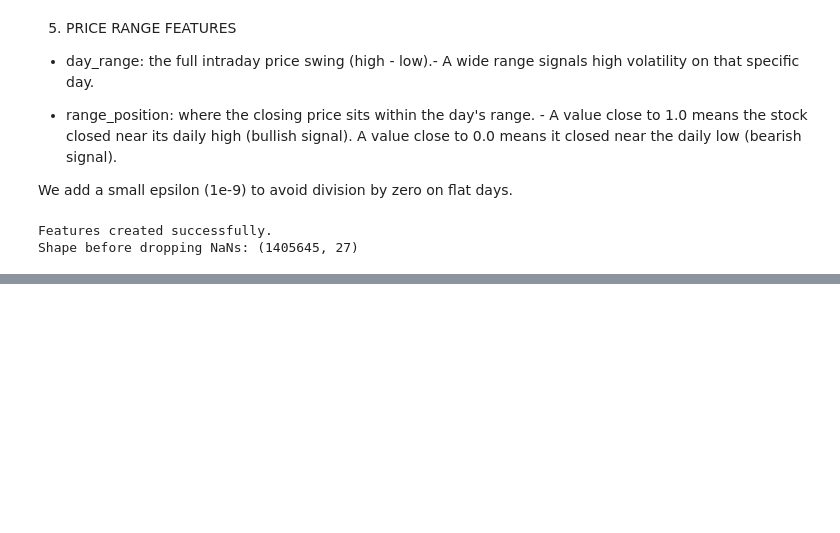
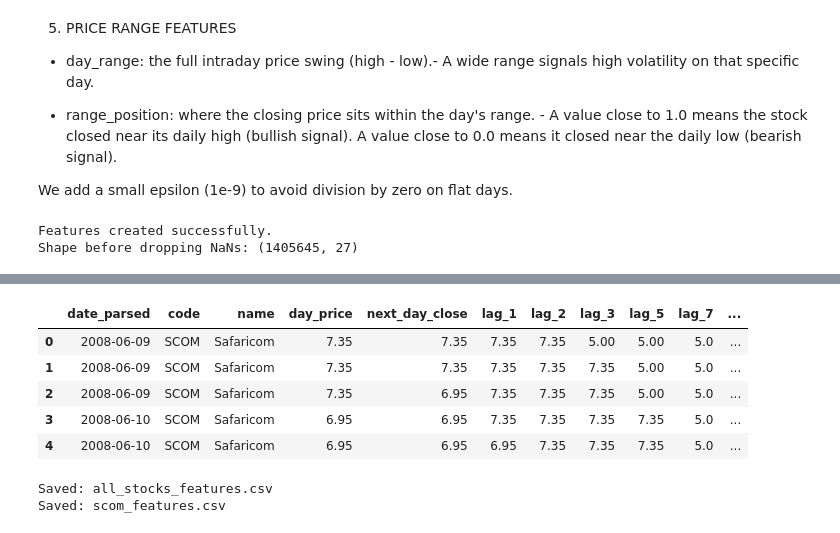
Before and after one commit to Assesa44/Stock-Market-Prediction, a Jupyter notebook: notebooks/business_understanding.ipynb, the cells around one changed output, grey strips where cells are left out. Saved outputs shown, nothing was run; the diff lists cells and outputs as text; code cells hidden in the pictures; blank space fills up the shorter version.

```diff
--- a/notebooks/business_understanding.ipynb
+++ b/notebooks/business_understanding.ipynb
@@ -1261,0 +1322,11 @@ Shape before dropping NaNs: (1405645, 27)
+# %%
+# Extract Safaricom subset for focused modelling
+
+
+scom_fe = features_df[features_df['code'] == 'SCOM'][feature_cols].reset_index(drop=True)
+
+print(f"Safaricom feature rows: {scom_fe.shape[0]}")
+print(f"Date range: {scom_fe['date_parsed'].min()} → {scom_fe['date_parsed'].max()}")
+print()
+scom_fe.head()
+# %% [output]
@@ -1261,0 +1335,20 @@ Shape before dropping NaNs: (1405645, 27)
+|  | date_parsed | code | name | day_price | next_day_close | lag_1 | lag_2 | lag_3 | lag_5 | lag_7 | ... |
+| 0 | 2008-06-09 | SCOM | Safaricom | 7.35 | 7.35 | 7.35 | 7.35 | 5.00 | 5.00 | 5.0 | ... |
+| 1 | 2008-06-09 | SCOM | Safaricom | 7.35 | 7.35 | 7.35 | 7.35 | 7.35 | 5.00 | 5.0 | ... |
+| 2 | 2008-06-09 | SCOM | Safaricom | 7.35 | 6.95 | 7.35 | 7.35 | 7.35 | 5.00 | 5.0 | ... |
+| 3 | 2008-06-10 | SCOM | Safaricom | 6.95 | 6.95 | 7.35 | 7.35 | 7.35 | 7.35 | 5.0 | ... |
+| 4 | 2008-06-10 | SCOM | Safaricom | 6.95 | 6.95 | 6.95 | 7.35 | 7.35 | 7.35 | 5.0 | ... |
+# %%
+# Save feature-engineered datasets to processed folder
+
+#   1. scom_features.csv       — Safaricom only (for primary modelling)
+#   2. all_stocks_features.csv — Full NSE dataset (for multi-stock extension)
+
+features_df[feature_cols].to_csv("../data/raw_data/processed/all_stocks_features.csv", index=False)
+scom_fe.to_csv("../data/raw_data/processed/scom_features.csv", index=False)
+
+print("Saved: all_stocks_features.csv")
+print("Saved: scom_features.csv")
+# %% [output]
+Saved: all_stocks_features.csv
+Saved: scom_features.csv
```
Also changed, not shown: parts of 6 cells of this notebook.
